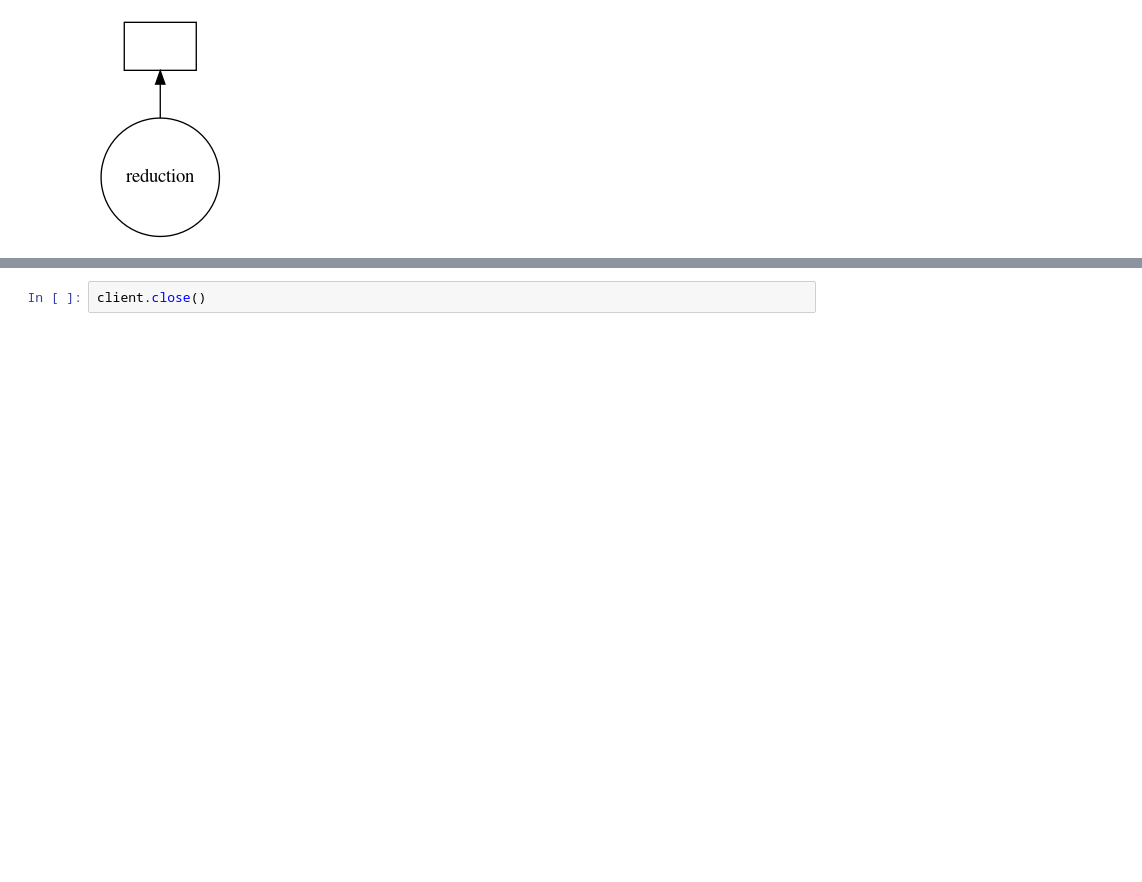
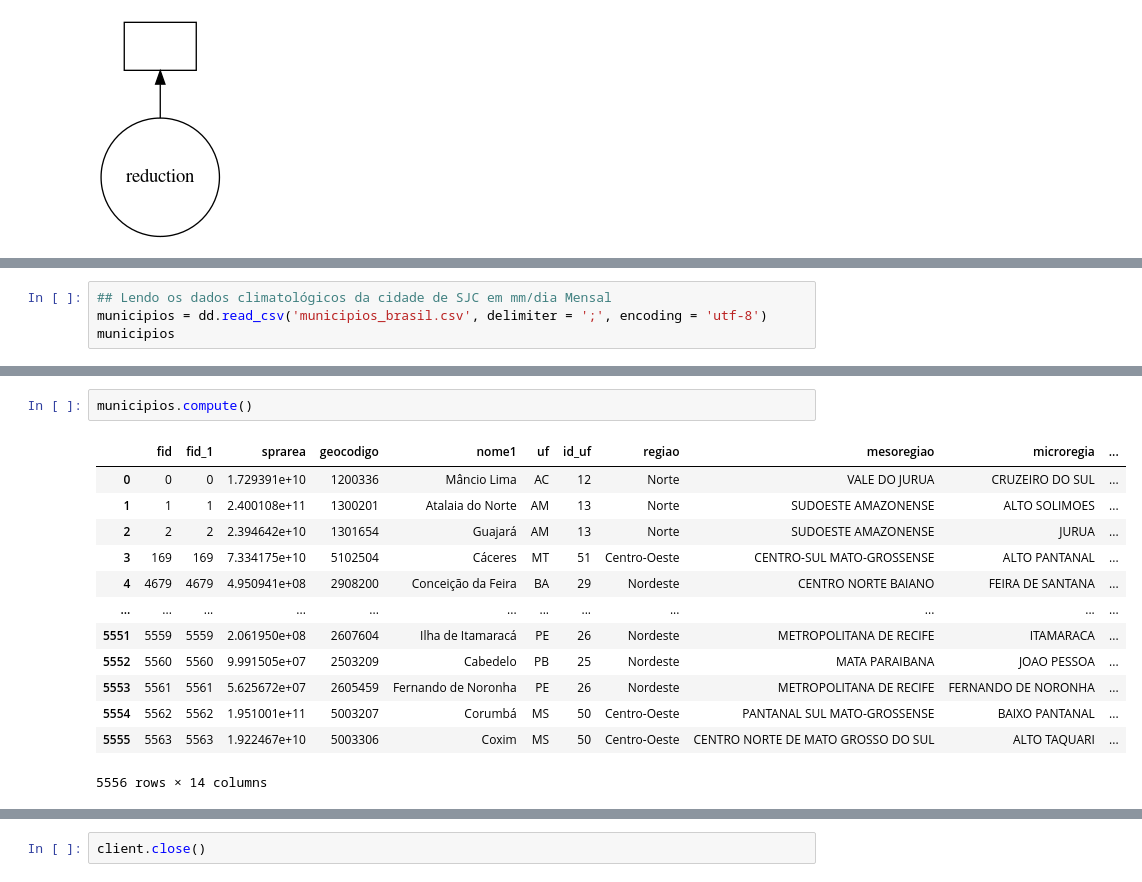
Before and after one commit to AbnerErnaniADSFatec/parallel-programing, a Jupyter notebook: dask-tests.ipynb, the cells around one changed output, grey strips where cells are left out. Drawn from its saved outputs; the diff is of its cells as text; blank space fills up the shorter version.

Commit message:
add-dask-dataframe-control

```diff
--- a/dask-tests.ipynb
+++ b/dask-tests.ipynb
@@ -238,0 +297,4 @@ soma.visualize()
+# %%
+## Lendo os dados climatológicos da cidade de SJC em mm/dia Mensal
+municipios = dd.read_csv('municipios_brasil.csv', delimiter = ';', encoding = 'utf-8')
+municipios
@@ -238,0 +308,16 @@ soma.visualize()
+# %%
+municipios.compute()
+# %% [output]
+|  | fid | fid_1 | sprarea | geocodigo | nome1 | uf | id_uf | regiao | mesoregiao | microregia | ... |
+| 0 | 0 | 0 | 1.729391e+10 | 1200336 | Mâncio Lima | AC | 12 | Norte | VALE DO JURUA | CRUZEIRO DO SUL | ... |
+| 1 | 1 | 1 | 2.400108e+11 | 1300201 | Atalaia do Norte | AM | 13 | Norte | SUDOESTE AMAZONENSE | ALTO SOLIMOES | ... |
+| 2 | 2 | 2 | 2.394642e+10 | 1301654 | Guajará | AM | 13 | Norte | SUDOESTE AMAZONENSE | JURUA | ... |
+| 3 | 169 | 169 | 7.334175e+10 | 5102504 | Cáceres | MT | 51 | Centro-Oeste | CENTRO-SUL MATO-GROSSENSE | ALTO PANTANAL | ... |
+| 4 | 4679 | 4679 | 4.950941e+08 | 2908200 | Conceição da Feira | BA | 29 | Nordeste | CENTRO NORTE BAIANO | FEIRA DE SANTANA | ... |
+| ... | ... | ... | ... | ... | ... | ... | ... | ... | ... | ... | ... |
+| 5551 | 5559 | 5559 | 2.061950e+08 | 2607604 | Ilha de Itamaracá | PE | 26 | Nordeste | METROPOLITANA DE RECIFE | ITAMARACA | ... |
+| 5552 | 5560 | 5560 | 9.991505e+07 | 2503209 | Cabedelo | PB | 25 | Nordeste | MATA PARAIBANA | JOAO PESSOA | ... |
+| 5553 | 5561 | 5561 | 5.625672e+07 | 2605459 | Fernando de Noronha | PE | 26 | Nordeste | METROPOLITANA DE RECIFE | FERNANDO DE NORONHA | ... |
+| 5554 | 5562 | 5562 | 1.951001e+11 | 5003207 | Corumbá | MS | 50 | Centro-Oeste | PANTANAL SUL MATO-GROSSENSE | BAIXO PANTANAL | ... |
+| 5555 | 5563 | 5563 | 1.922467e+10 | 5003306 | Coxim | MS | 50 | Centro-Oeste | CENTRO NORTE DE MATO GROSSO DO SUL | ALTO TAQUARI | ... |
+5556 rows × 14 columns
```
Also changed, not shown: parts of 24 cells of this notebook, 2 other files.
